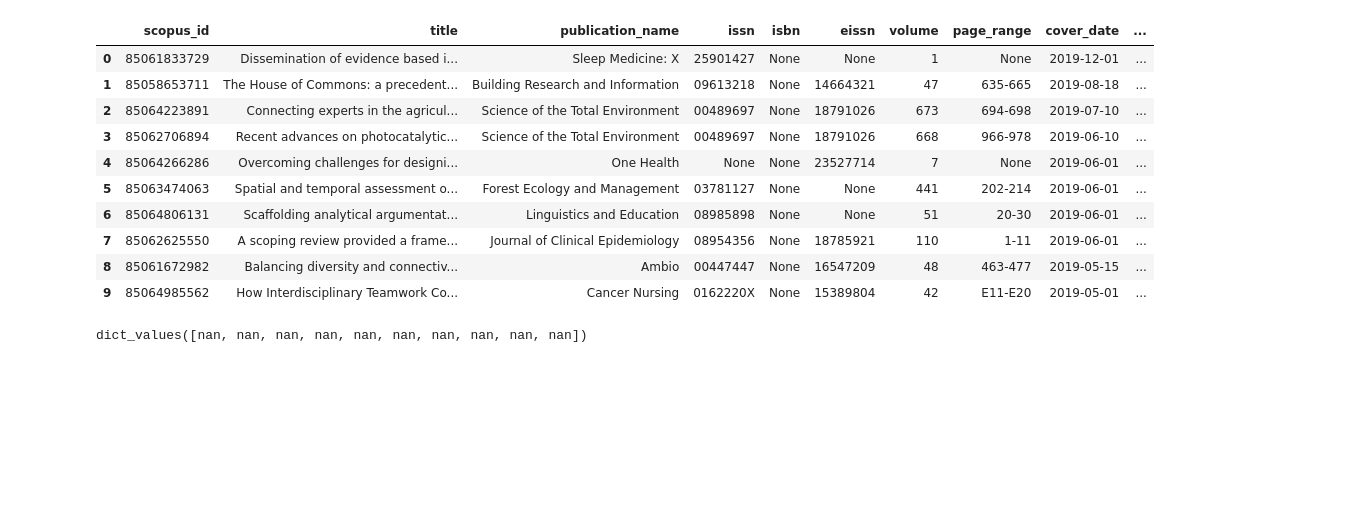
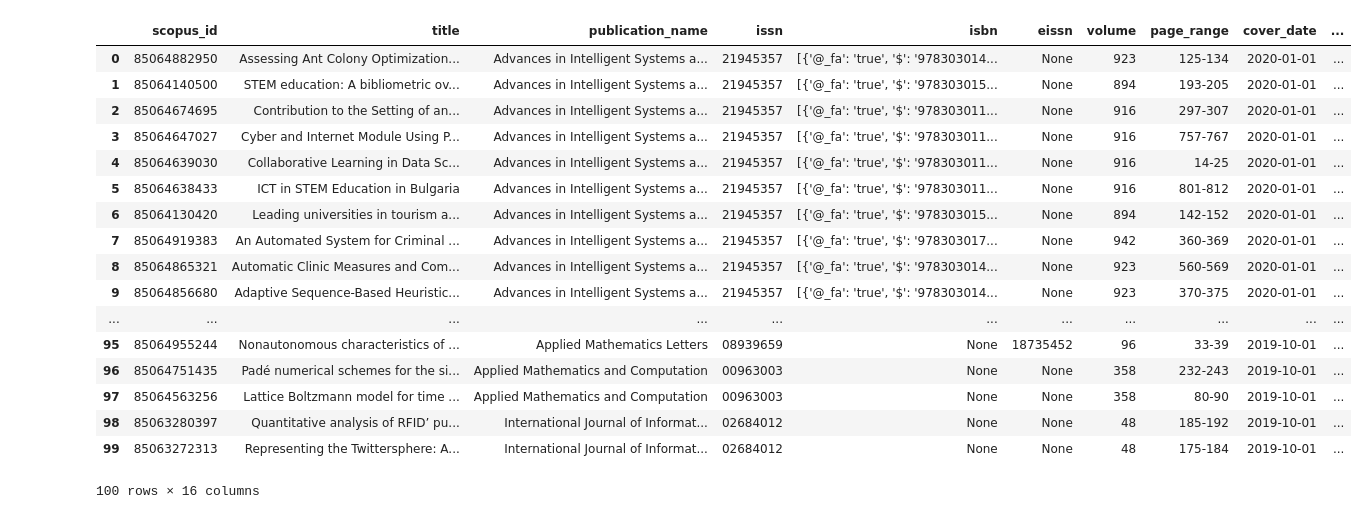
Before and after one commit to AlexHuang2/Intro-ML-Scientific-Paper-NLP-Project, a Jupyter notebook: Pyscopus.ipynb, the cells around one changed output. Drawn from its saved outputs; the diff is of its cells as text; code cells hidden in the pictures; blank space fills up the shorter version.

```diff
--- a/Pyscopus.ipynb
+++ b/Pyscopus.ipynb
@@ -11,22 +12,29 @@ with open(filename) as f:
 
 scopus = Scopus(config['apikey'])
 # %%
-search_df = scopus.search("KEY(interdisciplinary collaboration)", count=10)
+search_df = scopus.search("KEY(science)", count=100)
 s_ids = search_df['scopus_id']
 titles = search_df['title']
 citation_counts = search_df['citation_count']
 search_df
 # %% [output]
 |  | scopus_id | title | publication_name | issn | isbn | eissn | volume | page_range | cover_date | ... |
-| 0 | 85061833729 | Dissemination of evidence based i... | Sleep Medicine: X | 25901427 | None | None | 1 | None | 2019-12-01 | ... |
-| 1 | 85058653711 | The House of Commons: a precedent... | Building Research and Information | 09613218 | None | 14664321 | 47 | 635-665 | 2019-08-18 | ... |
-| 2 | 85064223891 | Connecting experts in the agricul... | Science of the Total Environment | 00489697 | None | 18791026 | 673 | 694-698 | 2019-07-10 | ... |
-| 3 | 85062706894 | Recent advances on photocatalytic... | Science of the Total Environment | 00489697 | None | 18791026 | 668 | 966-978 | 2019-06-10 | ... |
-| 4 | 85064266286 | Overcoming challenges for designi... | One Health | None | None | 23527714 | 7 | None | 2019-06-01 | ... |
-| 5 | 85063474063 | Spatial and temporal assessment o... | Forest Ecology and Management | 03781127 | None | None | 441 | 202-214 | 2019-06-01 | ... |
-| 6 | 85064806131 | Scaffolding analytical argumentat... | Linguistics and Education | 08985898 | None | None | 51 | 20-30 | 2019-06-01 | ... |
-| 7 | 85062625550 | A scoping review provided a frame... | Journal of Clinical Epidemiology | 08954356 | None | 18785921 | 110 | 1-11 | 2019-06-01 | ... |
-| 8 | 85061672982 | Balancing diversity and connectiv... | Ambio | 00447447 | None | 16547209 | 48 | 463-477 | 2019-05-15 | ... |
-| 9 | 85064985562 | How Interdisciplinary Teamwork Co... | Cancer Nursing | 0162220X | None | 15389804 | 42 | E11-E20 | 2019-05-01 | ... |
+| 0 | 85064882950 | Assessing Ant Colony Optimization... | Advances in Intelligent Systems a... | 21945357 | [{'@_fa': 'true', '$': '978303014... | None | 923 | 125-134 | 2020-01-01 | ... |
+| 1 | 85064140500 | STEM education: A bibliometric ov... | Advances in Intelligent Systems a... | 21945357 | [{'@_fa': 'true', '$': '978303015... | None | 894 | 193-205 | 2020-01-01 | ... |
+| 2 | 85064674695 | Contribution to the Setting of an... | Advances in Intelligent Systems a... | 21945357 | [{'@_fa': 'true', '$': '978303011... | None | 916 | 297-307 | 2020-01-01 | ... |
+| 3 | 85064647027 | Cyber and Internet Module Using P... | Advances in Intelligent Systems a... | 21945357 | [{'@_fa': 'true', '$': '978303011... | None | 916 | 757-767 | 2020-01-01 | ... |
+| 4 | 85064639030 | Collaborative Learning in Data Sc... | Advances in Intelligent Systems a... | 21945357 | [{'@_fa': 'true', '$': '978303011... | None | 916 | 14-25 | 2020-01-01 | ... |
+| 5 | 85064638433 | ICT in STEM Education in Bulgaria | Advances in Intelligent Systems a... | 21945357 | [{'@_fa': 'true', '$': '978303011... | None | 916 | 801-812 | 2020-01-01 | ... |
+| 6 | 85064130420 | Leading universities in tourism a... | Advances in Intelligent Systems a... | 21945357 | [{'@_fa': 'true', '$': '978303015... | None | 894 | 142-152 | 2020-01-01 | ... |
+| 7 | 85064919383 | An Automated System for Criminal ... | Advances in Intelligent Systems a... | 21945357 | [{'@_fa': 'true', '$': '978303017... | None | 942 | 360-369 | 2020-01-01 | ... |
+| 8 | 85064865321 | Automatic Clinic Measures and Com... | Advances in Intelligent Systems a... | 21945357 | [{'@_fa': 'true', '$': '978303014... | None | 923 | 560-569 | 2020-01-01 | ... |
+| 9 | 85064856680 | Adaptive Sequence-Based Heuristic... | Advances in Intelligent Systems a... | 21945357 | [{'@_fa': 'true', '$': '978303014... | None | 923 | 370-375 | 2020-01-01 | ... |
+| ... | ... | ... | ... | ... | ... | ... | ... | ... | ... | ... |
+| 95 | 85064955244 | Nonautonomous characteristics of ... | Applied Mathematics Letters | 08939659 | None | 18735452 | 96 | 33-39 | 2019-10-01 | ... |
+| 96 | 85064751435 | Padé numerical schemes for the si... | Applied Mathematics and Computation | 00963003 | None | None | 358 | 232-243 | 2019-10-01 | ... |
+| 97 | 85064563256 | Lattice Boltzmann model for time ... | Applied Mathematics and Computation | 00963003 | None | None | 358 | 80-90 | 2019-10-01 | ... |
+| 98 | 85063280397 | Quantitative analysis of RFID’ pu... | International Journal of Informat... | 02684012 | None | None | 48 | 185-192 | 2019-10-01 | ... |
+| 99 | 85063272313 | Representing the Twittersphere: A... | International Journal of Informat... | 02684012 | None | None | 48 | 175-184 | 2019-10-01 | ... |
+100 rows × 16 columns
 # %%
 import numpy as np
@@ -57,7 +85,3 @@ search_df['abstract'] = np.array(abstracts.keys())
 # %%
 y = citation_counts
 #X = np.stack((titles, abstracts))
-# %%
-abstracts.values()
-# %% [output]
-dict_values([nan, nan, nan, nan, nan, nan, nan, nan, nan, nan])
```
Also changed, not shown: parts of 4 cells of this notebook.
